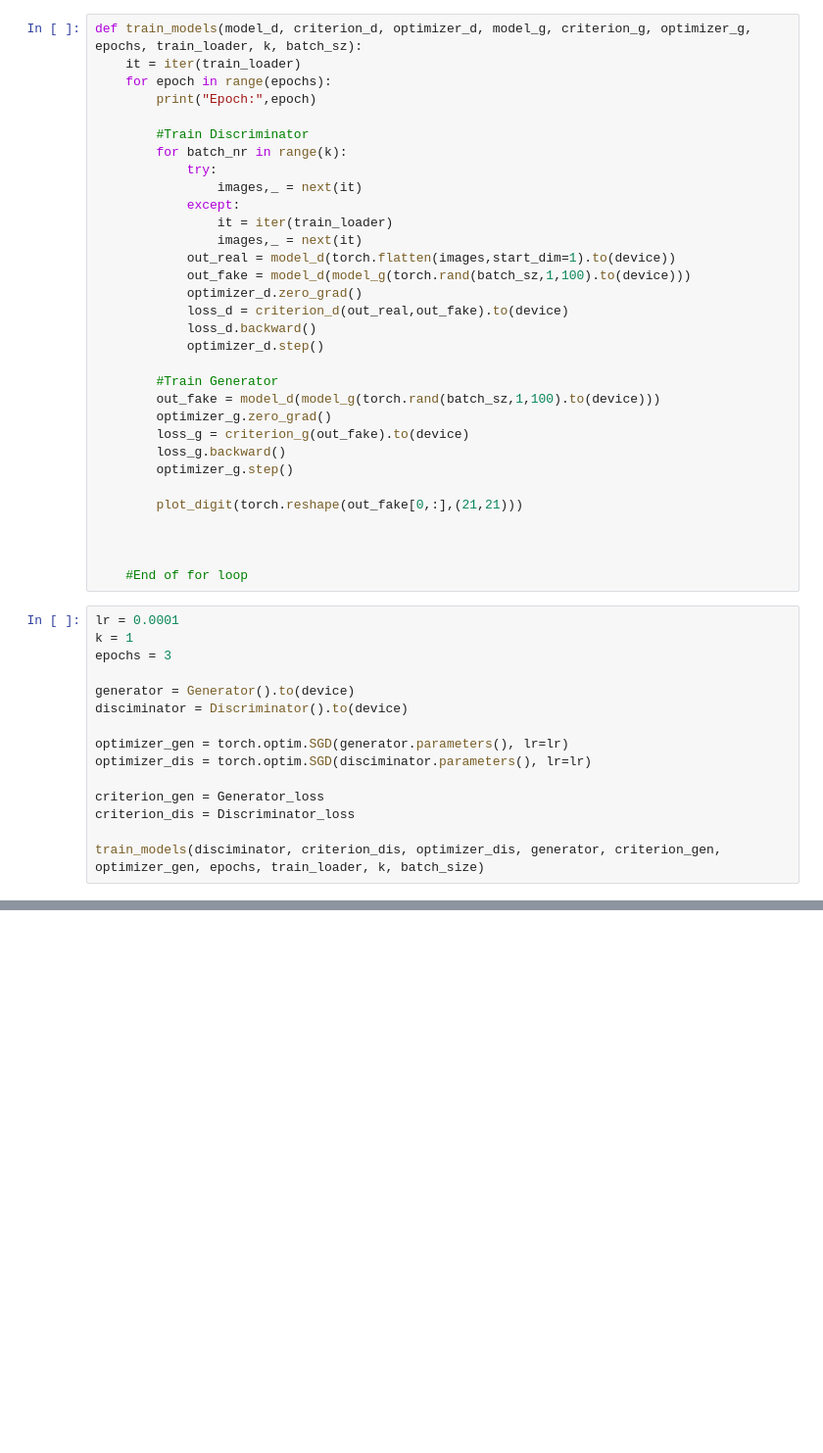
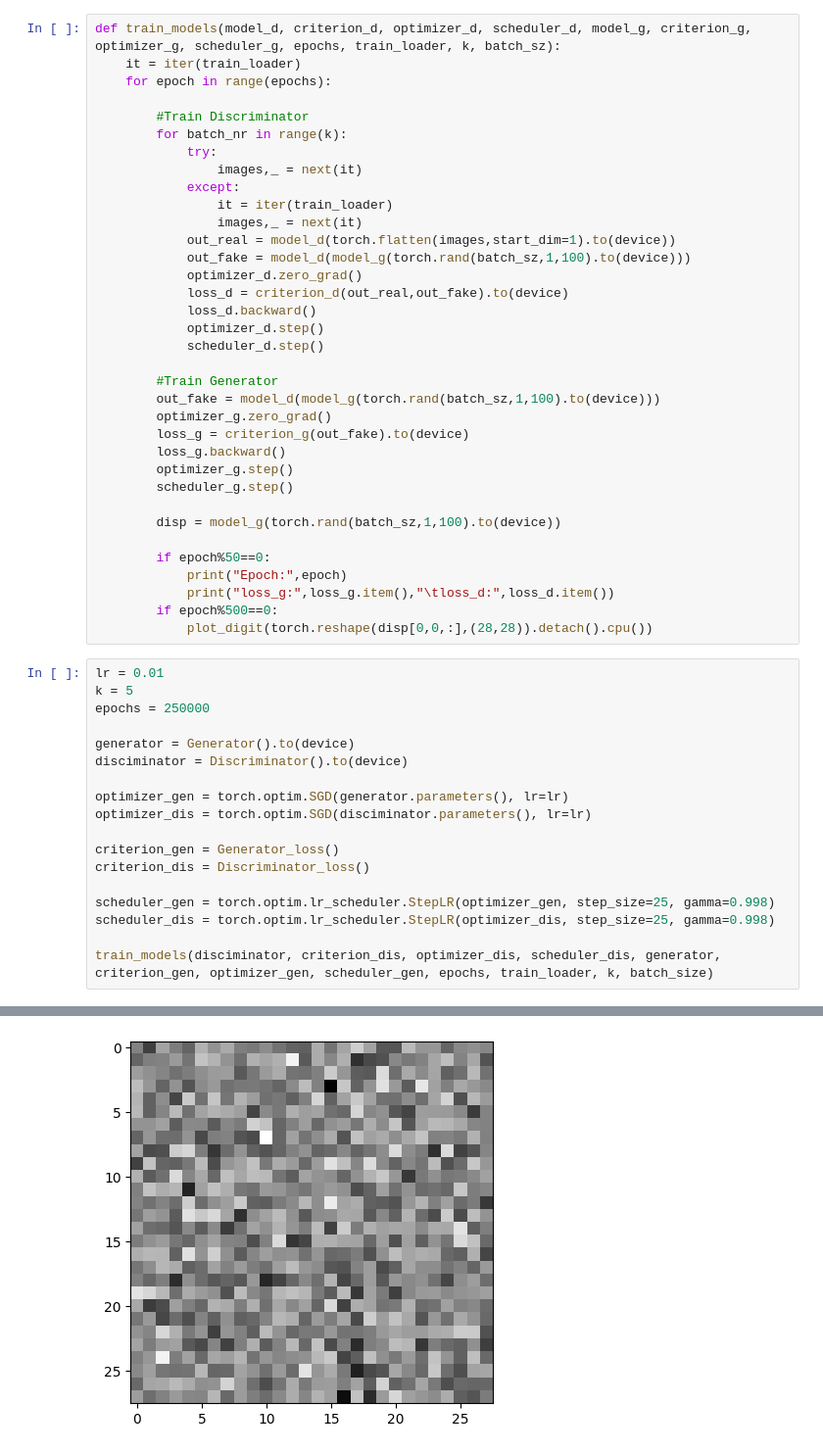
Before and after one commit to EkteMedium/Lab0_D7047E, a Jupyter notebook: Lab2/GAN1.ipynb, the cells around one changed output, grey strips where cells are left out. Shown at 98% size. Cells and saved outputs as stored; diff of their text form; blank space fills up the shorter version.

```diff
--- a/Lab2/GAN1.ipynb
+++ b/Lab2/GAN1.ipynb
@@ -103,8 +108,7 @@ plot_digit(images[0])
 # %%
-def train_models(model_d, criterion_d, optimizer_d, model_g, criterion_g, optimizer_g, epochs, train_loader, k, batch_sz):
+def train_models(model_d, criterion_d, optimizer_d, scheduler_d, model_g, criterion_g, optimizer_g, scheduler_g, epochs, train_loader, k, batch_sz):
     it = iter(train_loader)
     for epoch in range(epochs):
-        print("Epoch:",epoch)
 
         #Train Discriminator
         for batch_nr in range(k):
@@ -119,6 +123,7 @@ def train_models(model_d, criterion_d, optimizer_d, model_g, criterion_g, optimi
             loss_d = criterion_d(out_real,out_fake).to(device)
             loss_d.backward()
             optimizer_d.step()
+            scheduler_d.step()
 
         #Train Generator
         out_fake = model_d(model_g(torch.rand(batch_sz,1,100).to(device)))
@@ -126,16 +131,19 @@ def train_models(model_d, criterion_d, optimizer_d, model_g, criterion_g, optimi
         loss_g = criterion_g(out_fake).to(device)
         loss_g.backward()
         optimizer_g.step()
+        scheduler_g.step()
 
-        plot_digit(torch.reshape(out_fake[0,:],(21,21)))
+        disp = model_g(torch.rand(batch_sz,1,100).to(device))
 
-
-
-    #End of for loop
+        if epoch%50==0:
+            print("Epoch:",epoch)
+            print("loss_g:",loss_g.item(),"\tloss_d:",loss_d.item())
+        if epoch%500==0:
+            plot_digit(torch.reshape(disp[0,0,:],(28,28)).detach().cpu())
 # %%
-lr = 0.0001
-k = 1
-epochs = 3
+lr = 0.01
+k = 5
+epochs = 250000
 
 generator = Generator().to(device)
 disciminator = Discriminator().to(device)
@@ -143,9 +151,12 @@ disciminator = Discriminator().to(device)
 optimizer_gen = torch.optim.SGD(generator.parameters(), lr=lr)
 optimizer_dis = torch.optim.SGD(disciminator.parameters(), lr=lr)
 
-criterion_gen = Generator_loss
-criterion_dis = Discriminator_loss
+criterion_gen = Generator_loss()
+criterion_dis = Discriminator_loss()
 
-train_models(disciminator, criterion_dis, optimizer_dis, generator, criterion_gen, optimizer_gen, epochs, train_loader, k, batch_size)
+scheduler_gen = torch.optim.lr_scheduler.StepLR(optimizer_gen, step_size=25, gamma=0.998)
+scheduler_dis = torch.optim.lr_scheduler.StepLR(optimizer_dis, step_size=25, gamma=0.998)
+
+train_models(disciminator, criterion_dis, optimizer_dis, scheduler_dis, generator, criterion_gen, optimizer_gen, scheduler_gen, epochs, train_loader, k, batch_size)
 # %% [output]
 Epoch: 0
@@ -151,0 +164 @@ Epoch: 0
+[figure, added]
```
Also changed, not shown: parts of 4 cells of this notebook, 8 other files.
